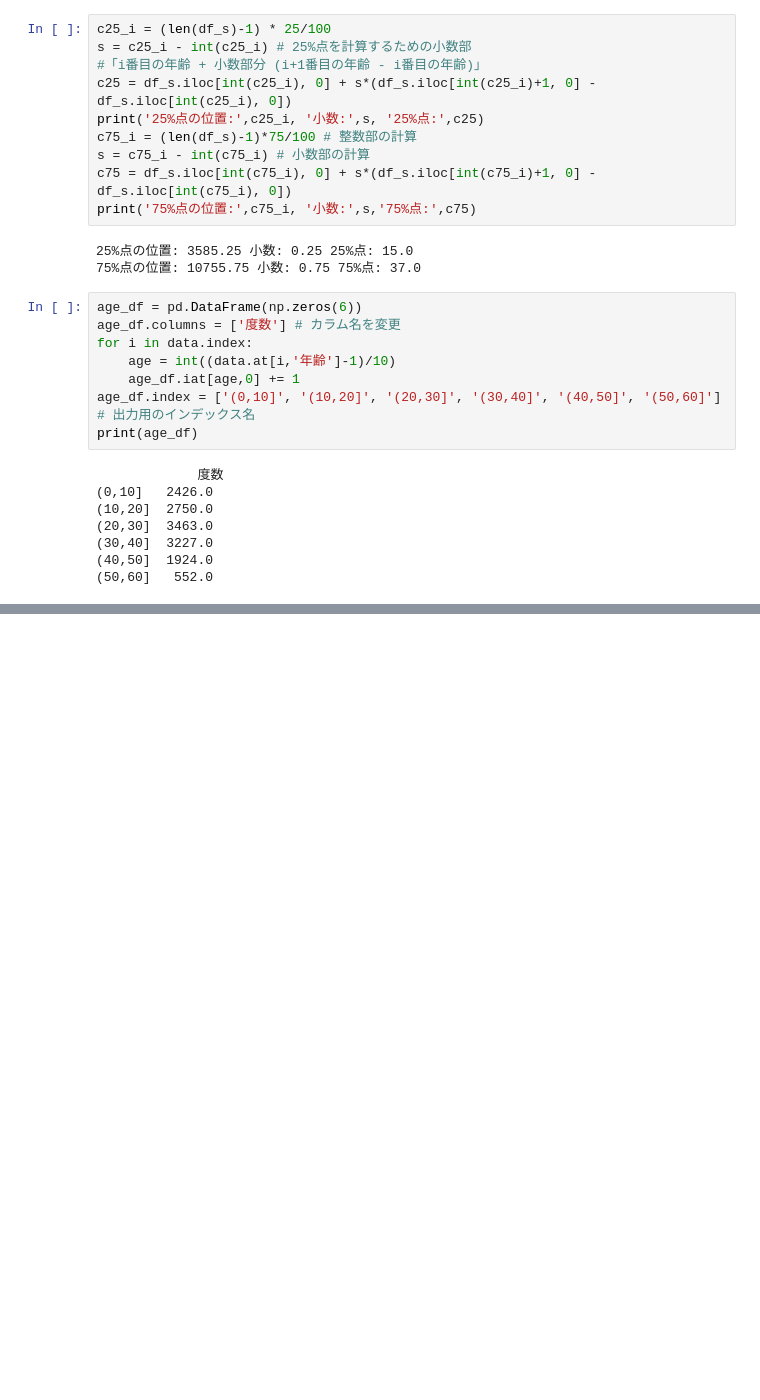
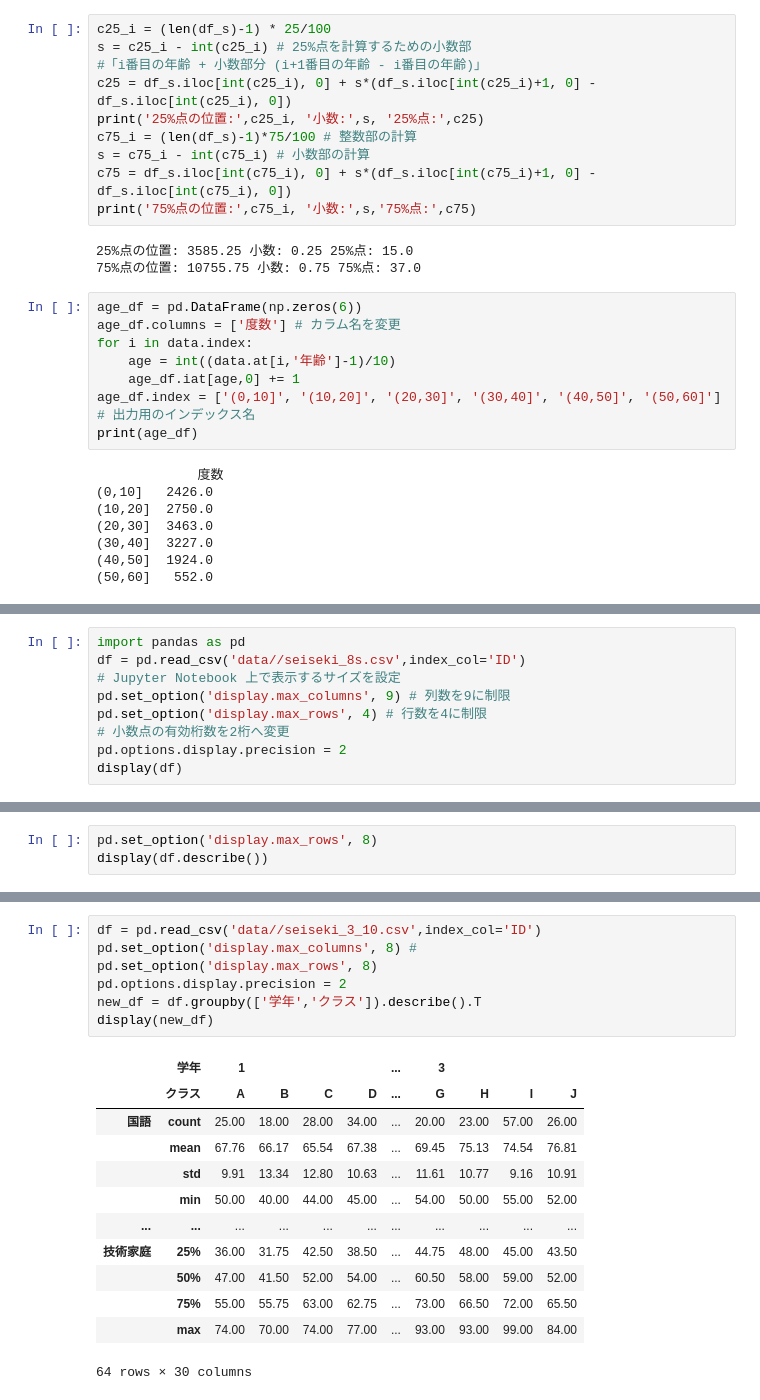
Before and after one commit to oyo-k/book, a Jupyter notebook: JN/chapter18.ipynb, the cells around one changed output, grey strips where cells are left out. Saved outputs shown, nothing was run; the diff lists cells and outputs as text; blank space fills up the shorter version.

```diff
--- a/JN/chapter18.ipynb
+++ b/JN/chapter18.ipynb
@@ -148,0 +192,9 @@ print(age_df)
+# %%
+import pandas as pd
+df = pd.read_csv('data//seiseki_8s.csv',index_col='ID')
+# Jupyter Notebook 上で表示するサイズを設定
+pd.set_option('display.max_columns', 9) # 列数を9に制限
+pd.set_option('display.max_rows', 4) # 行数を4に制限
+# 小数点の有効桁数を2桁へ変更
+pd.options.display.precision = 2
+display(df)
@@ -148,0 +210,3 @@ print(age_df)
+# %%
+pd.set_option('display.max_rows', 8)
+display(df.describe())
@@ -148,0 +281,20 @@ print(age_df)
+# %%
+df = pd.read_csv('data//seiseki_3_10.csv',index_col='ID')
+pd.set_option('display.max_columns', 8) #
+pd.set_option('display.max_rows', 8)
+pd.options.display.precision = 2
+new_df = df.groupby(['学年','クラス']).describe().T
+display(new_df)
+# %% [output]
+|  | 学年 | 1 |  |  |  | ... | 3 |  |  |  |
+|  | クラス | A | B | C | D | ... | G | H | I | J |
+| 国語 | count | 25.00 | 18.00 | 28.00 | 34.00 | ... | 20.00 | 23.00 | 57.00 | 26.00 |
+|  | mean | 67.76 | 66.17 | 65.54 | 67.38 | ... | 69.45 | 75.13 | 74.54 | 76.81 |
+|  | std | 9.91 | 13.34 | 12.80 | 10.63 | ... | 11.61 | 10.77 | 9.16 | 10.91 |
+|  | min | 50.00 | 40.00 | 44.00 | 45.00 | ... | 54.00 | 50.00 | 55.00 | 52.00 |
+| ... | ... | ... | ... | ... | ... | ... | ... | ... | ... | ... |
+| 技術家庭 | 25% | 36.00 | 31.75 | 42.50 | 38.50 | ... | 44.75 | 48.00 | 45.00 | 43.50 |
+|  | 50% | 47.00 | 41.50 | 52.00 | 54.00 | ... | 60.50 | 58.00 | 59.00 | 52.00 |
+|  | 75% | 55.00 | 55.75 | 63.00 | 62.75 | ... | 73.00 | 66.50 | 72.00 | 65.50 |
+|  | max | 74.00 | 70.00 | 74.00 | 77.00 | ... | 93.00 | 93.00 | 99.00 | 84.00 |
+64 rows × 30 columns
```
Also changed, not shown: parts of 16 cells of this notebook.
